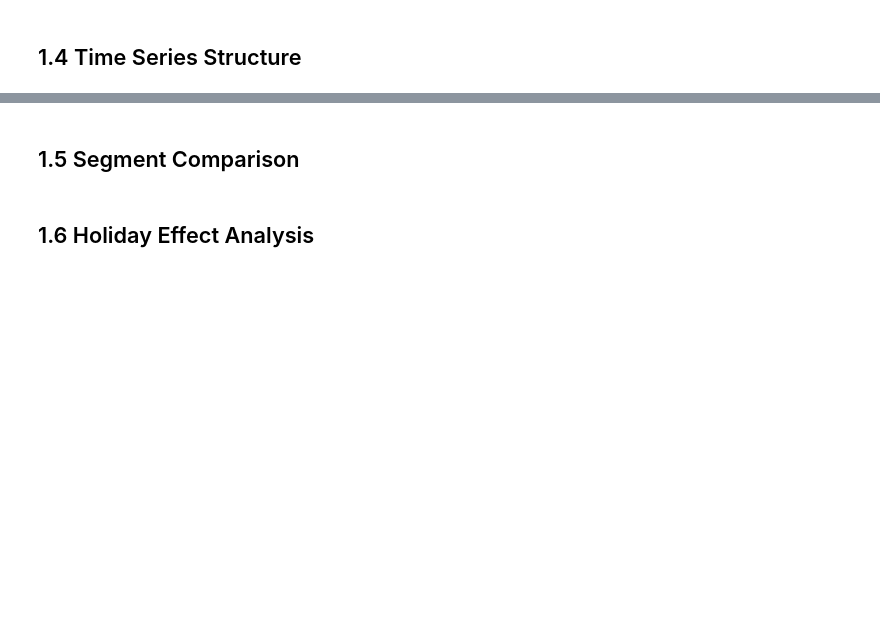
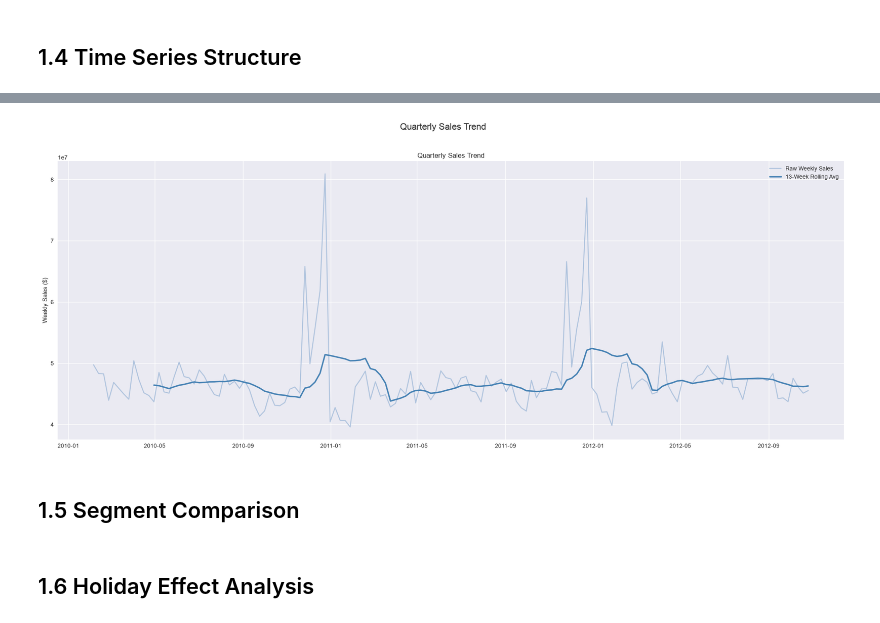
Before and after one commit to joshuasim/time-series-forecasting, a Jupyter notebook: notebooks/01_eda.ipynb, the cells around one changed output, grey strips where cells are left out. Saved outputs shown, nothing was run; the diff lists cells and outputs as text; code cells hidden in the pictures; blank space fills up the shorter version.

```diff
--- a/notebooks/01_eda.ipynb
+++ b/notebooks/01_eda.ipynb
@@ -270,3 +288,24 @@ plt.show()
+# %%
+# Trend
+daily_sales = df.groupby('Date')['Weekly_Sales'].sum().reset_index()
+# rolling average
+daily_sales['rolling_avg'] = daily_sales['Weekly_Sales'].rolling(window=13).mean()
+# plot
+fig, ax = plt.subplots(figsize=(20, 8))
+
+sns.lineplot(data=daily_sales, x='Date', y='Weekly_Sales', color='lightsteelblue', label='Raw Weekly Sales', ax=ax)
+sns.lineplot(data=daily_sales, x='Date', y='rolling_avg', color='steelblue', linewidth=2.5, label='13-Week Rolling Avg', ax=ax)
+
+ax.set_title('Quarterly Sales Trend')
+ax.set_xlabel('')
+ax.set_ylabel('Weekly Sales ($)')
+
+fig.suptitle('Quarterly Sales Trend', fontsize=16, y=1.02)
+plt.tight_layout()
+plt.savefig('../images/quarterly_sales_trend.png', bbox_inches='tight')
+plt.show()
+# %% [output]
+[figure, added]
 # %% [markdown]
 ## 1.5 Segment Comparison
 # %% [markdown]
```
Also changed, not shown: parts of 9 cells of this notebook, 3 other files.
